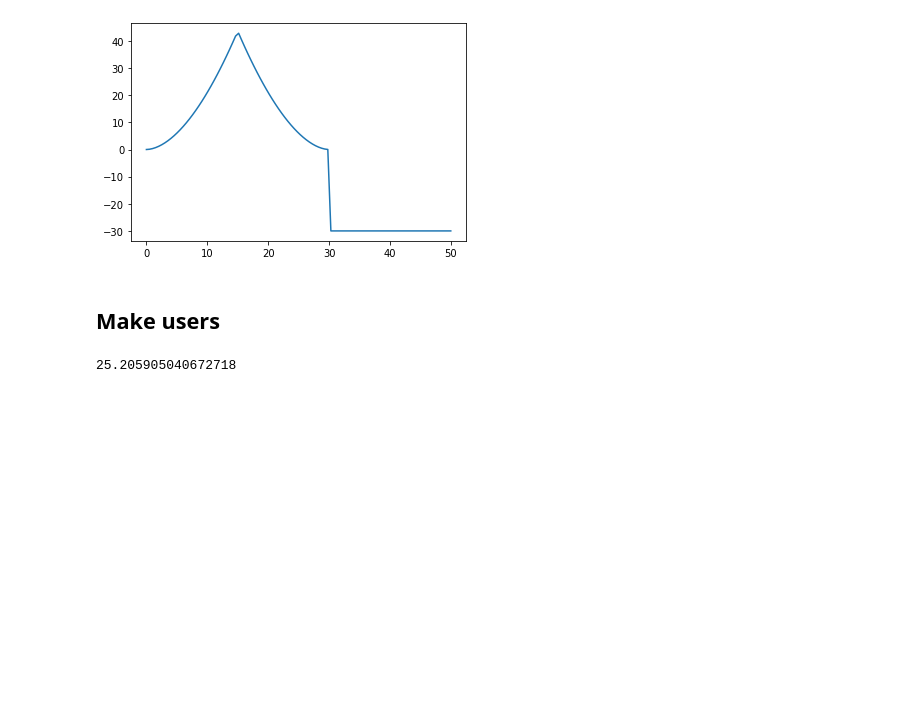
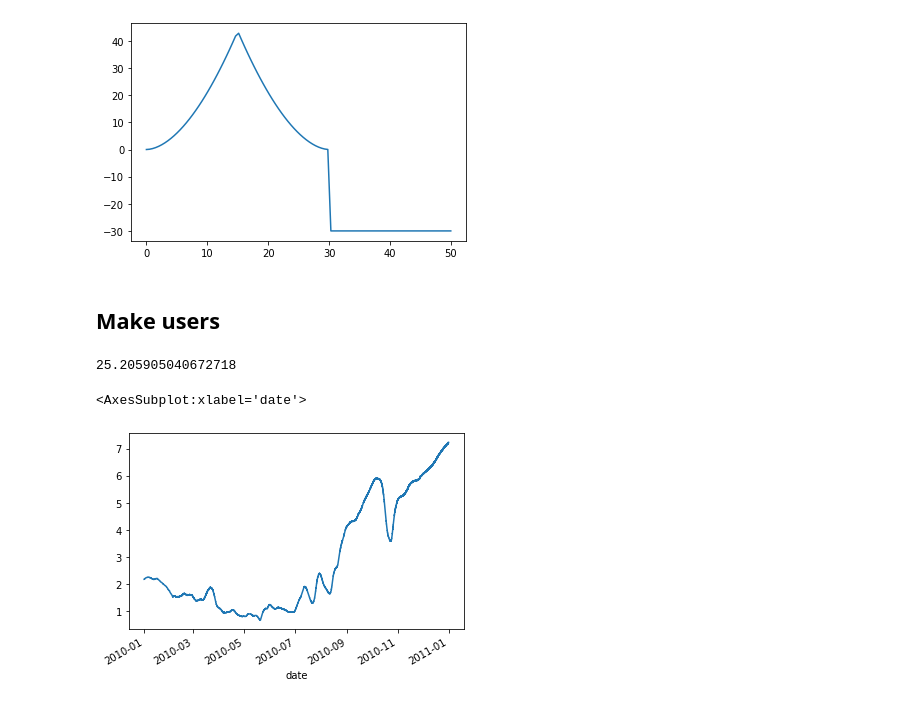
Before and after one commit to SjoerdGn/str-flow-pred-and-control, a Jupyter notebook: data_exploration/test_control_functionalities.ipynb, the cells around one changed output. Drawn from its saved outputs; the diff is of its cells as text; code cells hidden in the pictures; blank space fills up the shorter version.

```diff
--- a/data_exploration/test_control_functionalities.ipynb
+++ b/data_exploration/test_control_functionalities.ipynb
@@ -27,3 +33,12 @@ ctrl = Control([user1, user2])
 ctrl.return_combined_value(1, [None, 10], [0.5, None])
 # %% [output]
 25.205905040672718
+# %%
+data_folder = Path(r"C:\Users\sgnodde\Documents\data\data_murray_boundary_bend")
+bb_discharge = load_data_bom_aus(data_folder / 'bb_discharge.csv')
+level = load_data_bom_aus(data_folder / 'bb_level.csv')
+# %%
+level['Value']['2010'].plot()
+# %% [output]
+<AxesSubplot:xlabel='date'>
+[figure, added]
```
Also changed, not shown: parts of 6 cells of this notebook, 3 other files.
